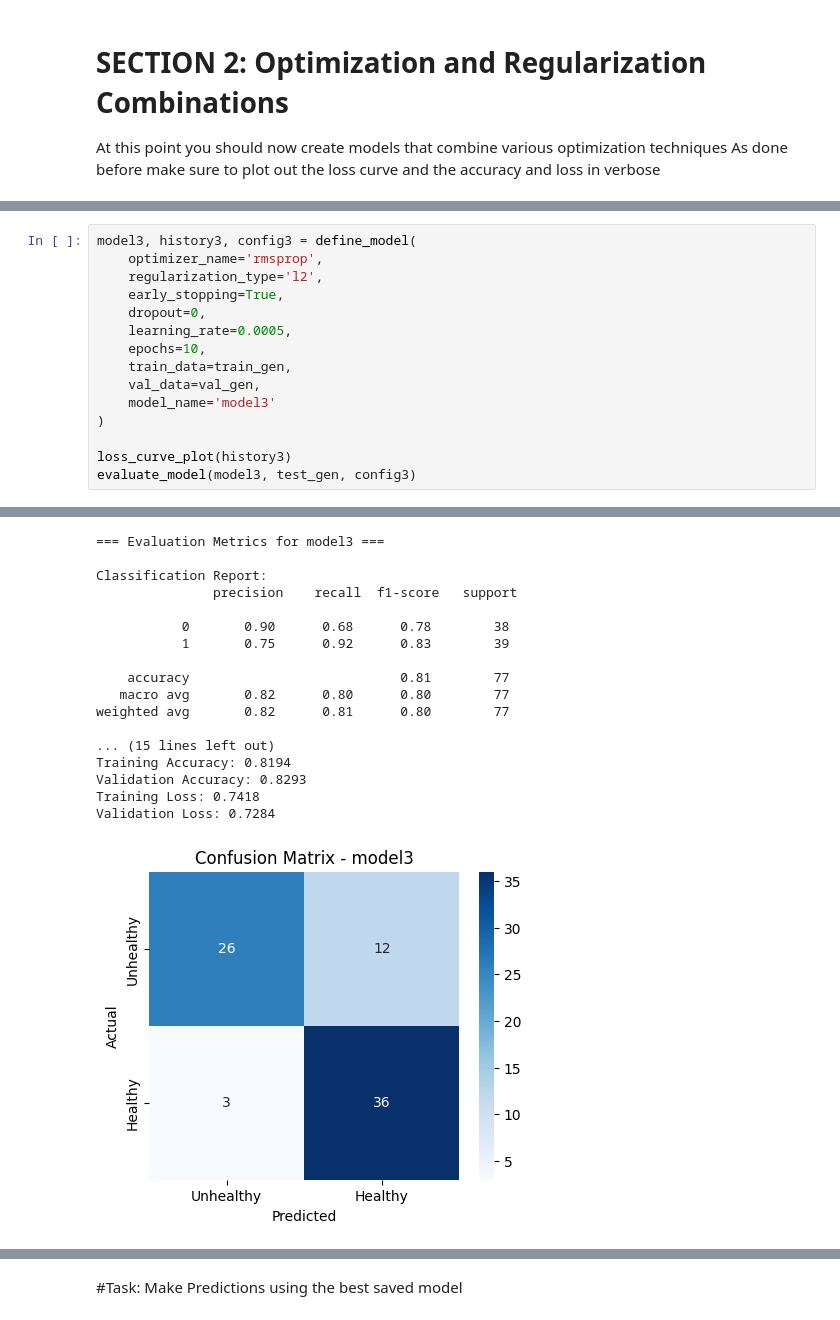
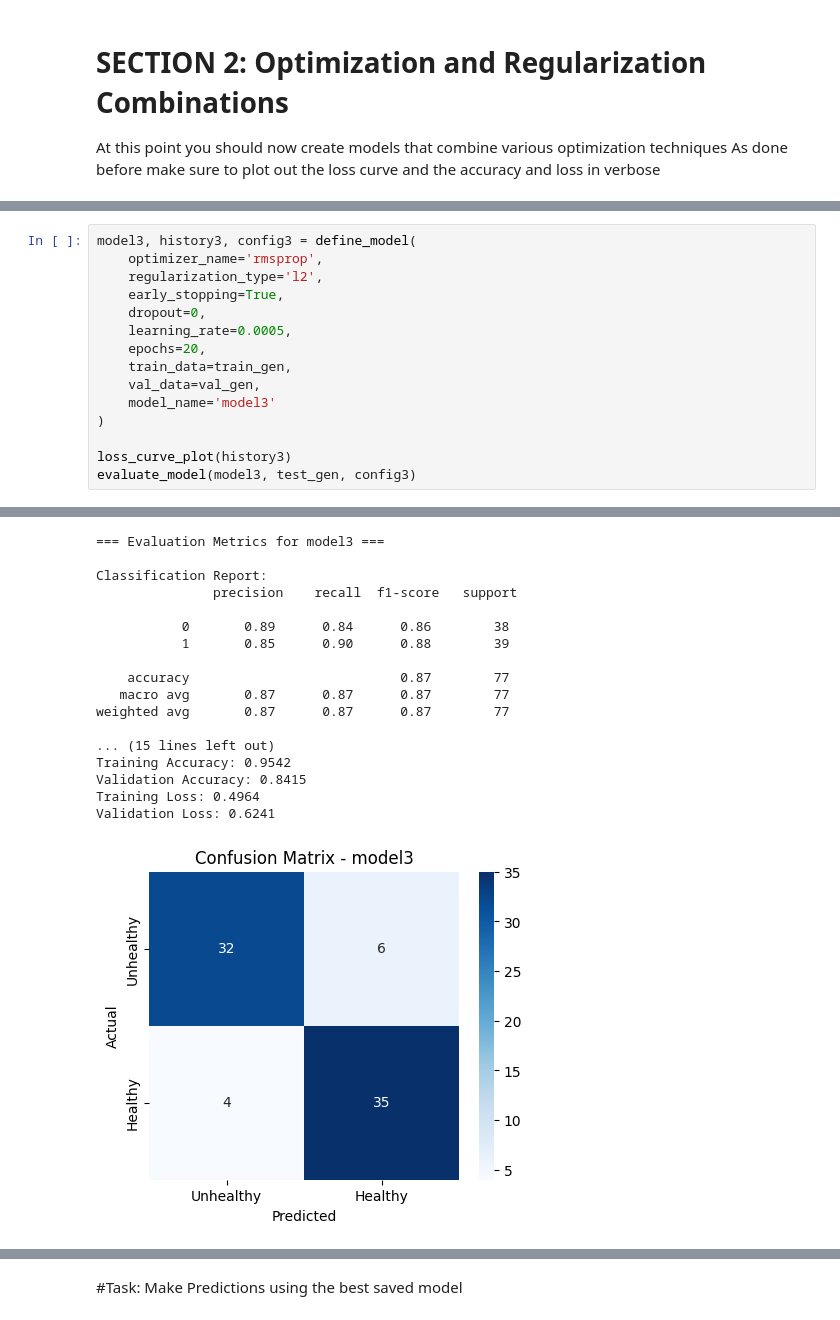
Before and after one commit to Afsaumutoniwase/Farmsmart_model_training_and_evaluation, a Jupyter notebook: Summative_Intro_to_ml_Afsa Umutoniwase_assignment.ipynb, the cells around one changed output, grey strips where cells are left out. Drawn from its saved outputs; the diff is of its cells as text.

```diff
--- a/Summative_Intro_to_ml_Afsa Umutoniwase_assignment.ipynb
+++ b/Summative_Intro_to_ml_Afsa Umutoniwase_assignment.ipynb
@@ -369,7 +366,7 @@ model3, history3, config3 = define_model(
     early_stopping=True,
     dropout=0,
     learning_rate=0.0005,
-    epochs=10,
+    epochs=20,
     train_data=train_gen,
     val_data=val_gen,
     model_name='model3'
@@ -403,21 +398,21 @@ WARNING:tensorflow:5 out of the last 25 calls to <function TensorFlowTrainer.mak
 === Evaluation Metrics for model3 ===
 
 Classification Report:
                precision    recall  f1-score   support
 
-           0       0.90      0.68      0.78        38
-           1       0.75      0.92      0.83        39
+           0       0.89      0.84      0.86        38
+           1       0.85      0.90      0.88        39
 
-    accuracy                           0.81        77
-   macro avg       0.82      0.80      0.80        77
-weighted avg       0.82      0.81      0.80        77
+    accuracy                           0.87        77
+   macro avg       0.87      0.87      0.87        77
+weighted avg       0.87      0.87      0.87        77
 
 ... (15 lines left out)
-Training Accuracy: 0.8194
-Validation Accuracy: 0.8293
-Training Loss: 0.7418
-Validation Loss: 0.7284
+Training Accuracy: 0.9542
+Validation Accuracy: 0.8415
+Training Loss: 0.4964
+Validation Loss: 0.6241
-[figure, old version]
+[figure, new version]
 # %%
 model4, history4, config4 = define_model(
     optimizer_name='adam',
```
Also changed, not shown: parts of 13 cells of this notebook.
